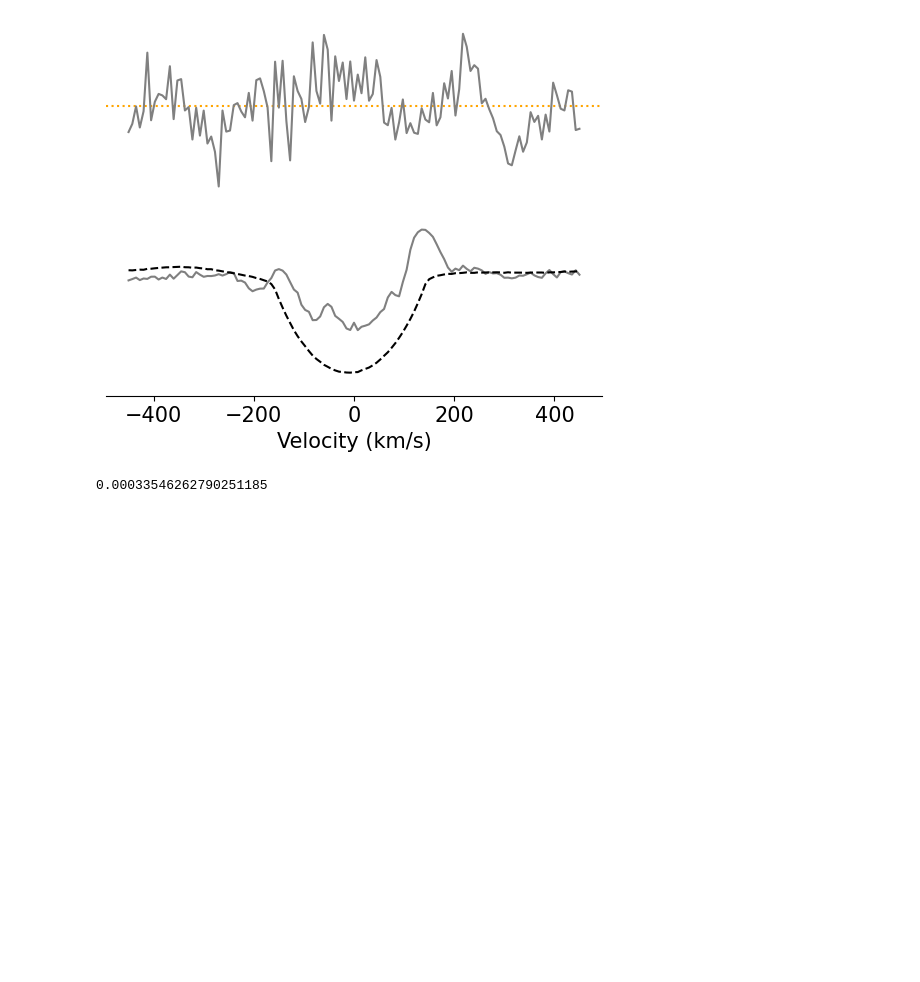
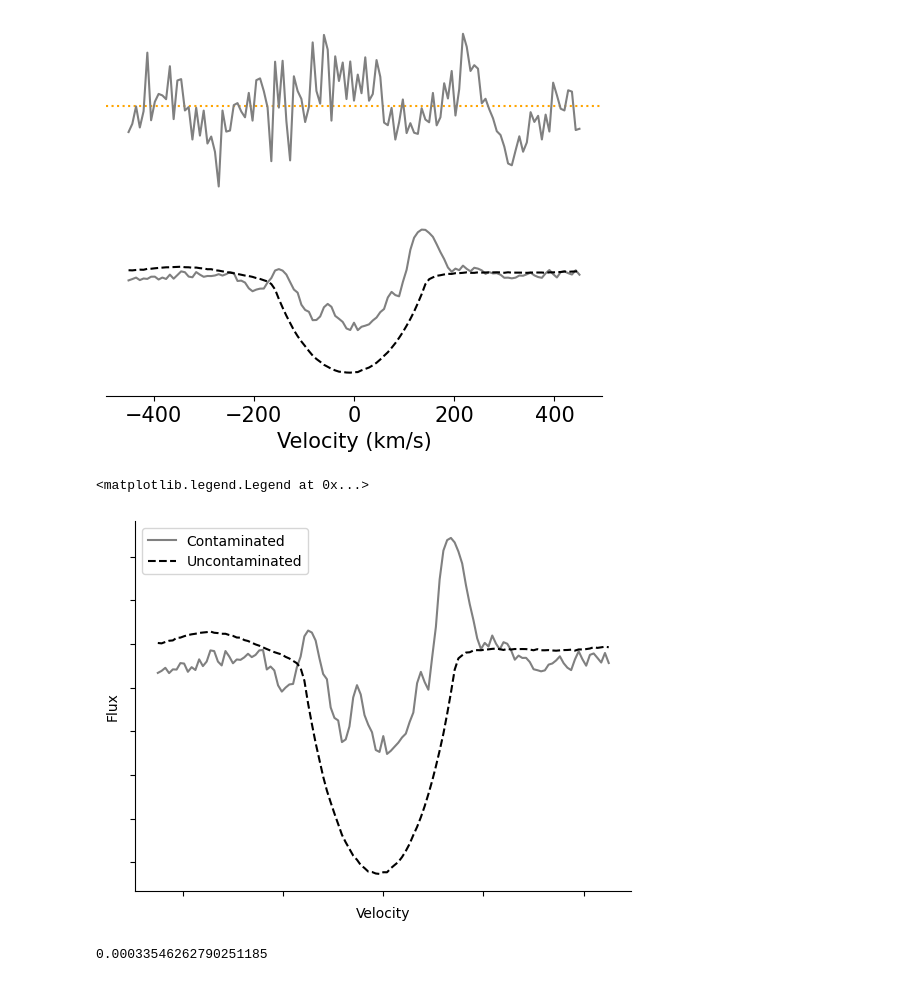
Before and after one commit to veropetit/BeStarsMiMeS, a Jupyter notebook: 13-BStarComparison/04-ImagesForTalk.ipynb, the cells around one changed output. Saved outputs shown, nothing was run; the diff lists cells and outputs as text; code cells hidden in the pictures; blank space fills up the shorter version.

```diff
--- a/13-BStarComparison/04-ImagesForTalk.ipynb
+++ b/13-BStarComparison/04-ImagesForTalk.ipynb
@@ -315,6 +315,41 @@ ax[1].set_xlabel('Velocity (km/s)')
 # %% [output]
 Text(0.5, 0, 'Velocity (km/s)')
 [figure]
+# %%
+star = 'hd148184'
+
+fig, ax = plt.subplots(1,1)
+#ax.axhline(y=0, ls='dotted', c='orange')
+
+
+file = '{}03-LSD-calculations/LSD/normalized_maskdepth0.02_tellClean/{}_1.lsd'.format(path,star)
+lsd = pol.read_lsd(file)
+ax.plot(lsd.vel, lsd.specI, c='0.5',label='Contaminated')
+#ax[0].plot(lsd.vel, lsd.specV, c='0.5')
+
+file = '{}03-LSD-calculations/LSD/hybrid_maskdepth0.02_tellClean/{}_1.lsd'.format(path,star)
+lsd = pol.read_lsd(file)
+ax.plot(lsd.vel, lsd.specI, c='k', ls='--',label='Uncontaminated')
+
+file = '{}03-LSD-calculations/LSD/normalized_CleanAsif+tellClean/{}_1.lsd'.format(path,star)
+lsd = pol.read_lsd(file)
+#ax[1].plot(lsd.vel, lsd.specI)
+
+
+#ax.set_ylim(0.985, 1.005)
+#ax.get_yaxis().set_visible(False)
+#ax.get_xaxis().set_visible(False)
+ax.set_yticklabels([])
+ax.set_xticklabels([])
+
+ax.spines[['right', 'top']].set_visible(False)
+
+ax.set_xlabel('Velocity')
+ax.set_ylabel('Flux')
+ax.legend()
+# %% [output]
+<matplotlib.legend.Legend at 0x...>
+[figure, added]
 # %%
 from scipy.stats import poisson
 
```
Also changed, not shown: parts of 2 cells of this notebook, 4 other files.
